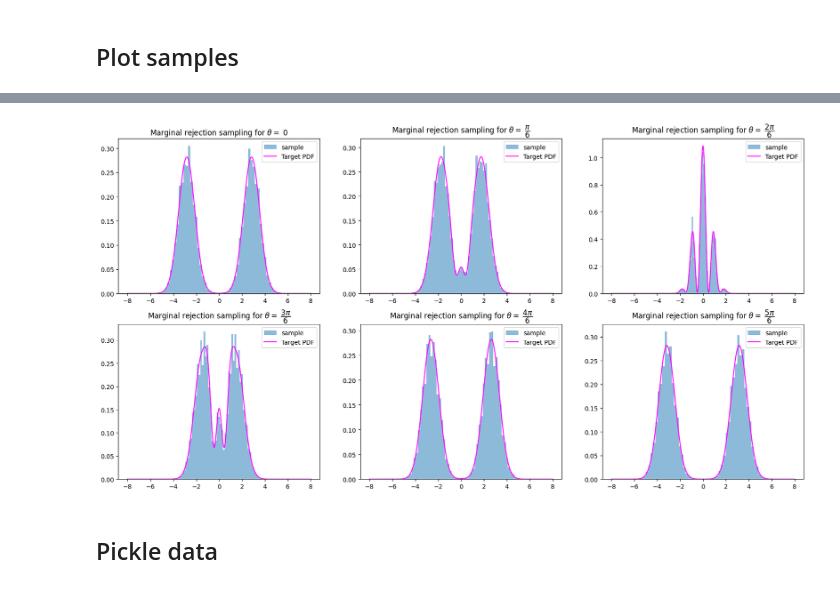
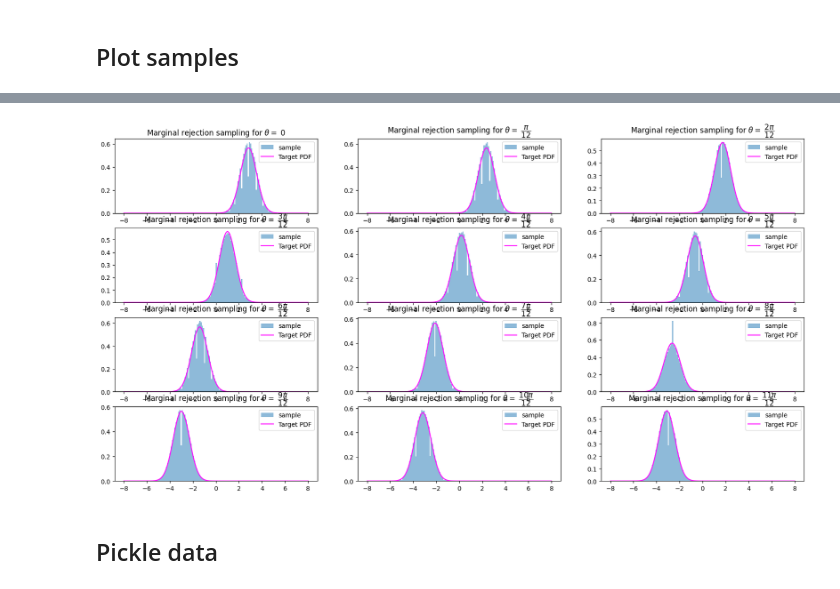
Before and after one commit to BastianValhoj/sciqisHomodyneTomography, a Jupyter notebook: HomoTomo/generateState.ipynb, the cells around one changed output, grey strips where cells are left out. Drawn from its saved outputs; the diff is of its cells as text; code cells hidden in the pictures.

```diff
--- a/HomoTomo/generateState.ipynb
+++ b/HomoTomo/generateState.ipynb
@@ -222,7 +222,7 @@ def marginal_angles(state, thetas, axis="p"):
     thetalist = []
     for i in tqdm(range(len(thetas)), desc="Computing marginals"):
         rot = rotate_state(state, thetas[i])
-        x, p, W = wigner_grid(rot, n=500, xmax=8, pmax=8)
+        x, p, W = wigner_grid(rot, n=300, xmax=8, pmax=8)
         marginals[i], _ = marginal_from_wigner(W, p, axis=axis)
         thetalist.append([thetas[i]]*len(marginals[i]))
         measurements.append(marginals[i])
@@ -239,5 +241,10 @@ def marginal_angles(state, thetas, axis="p"):
 # %%
-state = generate_cv_state("cat", 50, alpha=2.0 + 1j, parity="even")  # generate a cat state
-thetas = [np.pi/6 * i for i in range(6)]
+state_type = "coherent"
+alpha = 2.0 + 1j
+parity = "even"
+state = generate_cv_state(state_type, 30, alpha=alpha, parity=parity)  # generate a state
+
+n_theta = 12
+thetas = [np.pi/n_theta * i for i in range(n_theta)]
 marginals, measurements = marginal_angles(state, thetas, axis="p")
 # %% [output]
@@ -258,8 +299,9 @@ for i in range(6):
 # %%
-fig, axes = plt.subplots(2, 3, figsize=(20, 10))
-labs = [r"$0$", r"$\dfrac{\pi}{6}$"] + [rf"$\dfrac{{{i}\pi}}{{6}}$" for i in range(2, 6)]
-for i in tqdm(range(6), desc="Plotting marginals"):
-    ax = axes[i//3, i%3]
+fig, axes = plt.subplots(n_theta // 3, 3, figsize=(20, 10))
+labs = [r"$0$", rf"$\dfrac{{\pi}}{{{n_theta}}}$"] + [rf"$\dfrac{{{i}\pi}}{{{n_theta}}}$" for i in range(2, n_theta)]
+axes = axes.flatten()
+for i in tqdm(range(n_theta), desc="Plotting marginals"):
+    ax = axes[i]
     ax.plot(marginals["X"], marginals[i], label=r"$P(X_{\theta})$")
     mu = marginals[i] @ marginals["X"] # <X> = sum_i p_i*x_i
     gaus = norm(loc=mu, scale=1.2).pdf(marginals["X"])
@@ -327,9 +369,9 @@ proposal_sampler = lambda: np.random.normal(loc=0, scale=1) # Example proposal s
 
 # proposal_sampler = lambda xmin, xmax: np.random.uniform(xmin, xmax) # Example proposal sampler
 
-def get_samples(marginals, n_samples=500, sampler="rejection"):
+def get_samples(marginals, n_theta, n_samples=500, sampler="rejection"):
     xs = {}
-    for i in trange(6, desc="Sampling"):
+    for i in trange(n_theta, desc="Sampling"):
     # for i in range(6):
         target = lambda x, i=i: target_pdf(x, i)
         proposal = norm(loc=marginals["X"] @ marginals[i], scale=1.2).pdf  # Proposal PDF
@@ -355,6 +397,6 @@ def get_samples(marginals, n_samples=500, sampler="rejection"):
 
     return xs
 
-samples = get_samples(marginals, n_samples=100_000, sampler="choice")
+samples = get_samples(marginals, n_theta=n_theta, n_samples=100_000, sampler="choice")
 # %% [markdown]
 ## Plot samples
@@ -361,14 +423,14 @@ samples = get_samples(marginals, n_samples=100_000, sampler="choice")
 # %%
-fig, axes = plt.subplots(2,3, figsize=(20, 10))
-
+fig, axes = plt.subplots(n_theta // 3, 3, figsize=(20, 10))
+# axes = axes.flatten()
 for i, ax in enumerate(axes.flatten()):
     ax.hist(samples[i], bins=60, density=True, label=f"sample", alpha=0.5)
     ax.plot(marginals["X"], marginals[i], label="Target PDF", color="magenta")
     # ax.plot(marginals["X"], norm.pdf(marginals["X"], loc=marginals["X"] @ marginals[i], scale=1.2), label="Proposal PDF", color="orange", linestyle="--")
     ax.set_title(f"Marginal rejection sampling for $\\theta =$ {labs[i]}")
     ax.legend()
 # %% [output]
-[figure, old version]
+[figure, new version]
 # %% [markdown]
 ## Pickle data
 # %%
```
Also changed, not shown: parts of 12 cells of this notebook, 6 other files.
